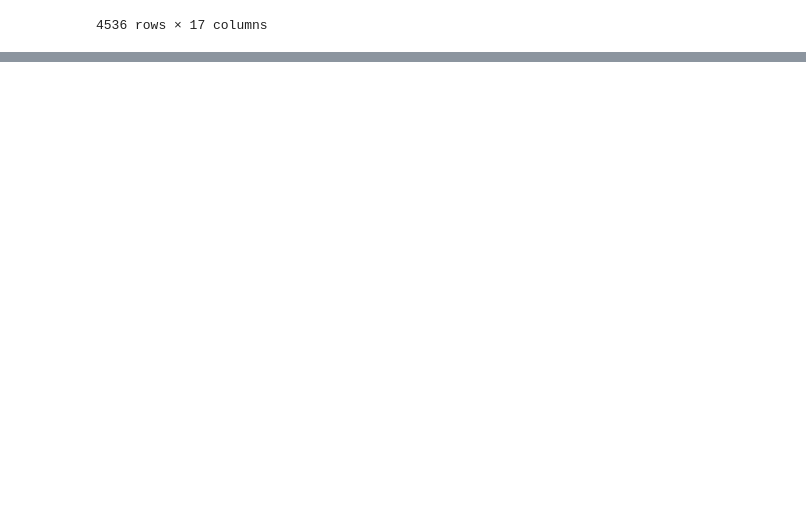
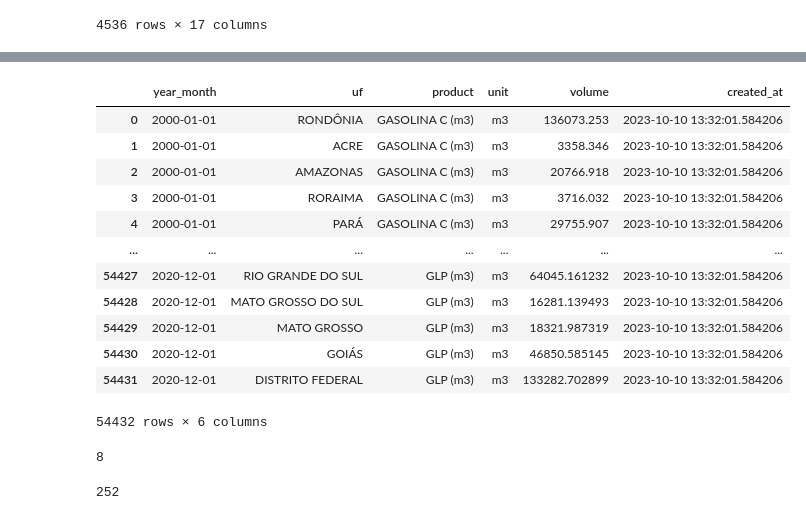
Before and after one commit to FelipeConsole/raizen, a Jupyter notebook: notebooks/extract.ipynb, the cells around one changed output, grey strips where cells are left out. Drawn from its saved outputs; the diff is of its cells as text; code cells hidden in the pictures; blank space fills up the shorter version.

```diff
--- a/notebooks/extract.ipynb
+++ b/notebooks/extract.ipynb
@@ -64,0 +153,7 @@ df
+# %%
+df['year_month'] = (df['ANO'].astype(int).astype(str) + '-' + df['month'].replace(dict_m).astype(str))
+# %%
+df['year_month'] = pd.to_datetime(df['year_month'], format='%Y-%m')
+# %%
+columns_order = ['year_month','uf','product','unit','volume','created_at']
+df = df[columns_order]
@@ -64,0 +170,24 @@ df
+# %%
+df
+# %% [output]
+|  | year_month | uf | product | unit | volume | created_at |
+| 0 | 2000-01-01 | RONDÔNIA | GASOLINA C (m3) | m3 | 136073.253 | 2023-10-10 13:32:01.584206 |
+| 1 | 2000-01-01 | ACRE | GASOLINA C (m3) | m3 | 3358.346 | 2023-10-10 13:32:01.584206 |
+| 2 | 2000-01-01 | AMAZONAS | GASOLINA C (m3) | m3 | 20766.918 | 2023-10-10 13:32:01.584206 |
+| 3 | 2000-01-01 | RORAIMA | GASOLINA C (m3) | m3 | 3716.032 | 2023-10-10 13:32:01.584206 |
+| 4 | 2000-01-01 | PARÁ | GASOLINA C (m3) | m3 | 29755.907 | 2023-10-10 13:32:01.584206 |
+| ... | ... | ... | ... | ... | ... | ... |
+| 54427 | 2020-12-01 | RIO GRANDE DO SUL | GLP (m3) | m3 | 64045.161232 | 2023-10-10 13:32:01.584206 |
+| 54428 | 2020-12-01 | MATO GROSSO DO SUL | GLP (m3) | m3 | 16281.139493 | 2023-10-10 13:32:01.584206 |
+| 54429 | 2020-12-01 | MATO GROSSO | GLP (m3) | m3 | 18321.987319 | 2023-10-10 13:32:01.584206 |
+| 54430 | 2020-12-01 | GOIÁS | GLP (m3) | m3 | 46850.585145 | 2023-10-10 13:32:01.584206 |
+| 54431 | 2020-12-01 | DISTRITO FEDERAL | GLP (m3) | m3 | 133282.702899 | 2023-10-10 13:32:01.584206 |
+54432 rows × 6 columns
+# %%
+len(df['product'].unique().tolist())
+# %% [output]
+8
+# %%
+12*21
+# %% [output]
+252
```
Also changed, not shown: parts of 47 cells of this notebook, 4 other files.
